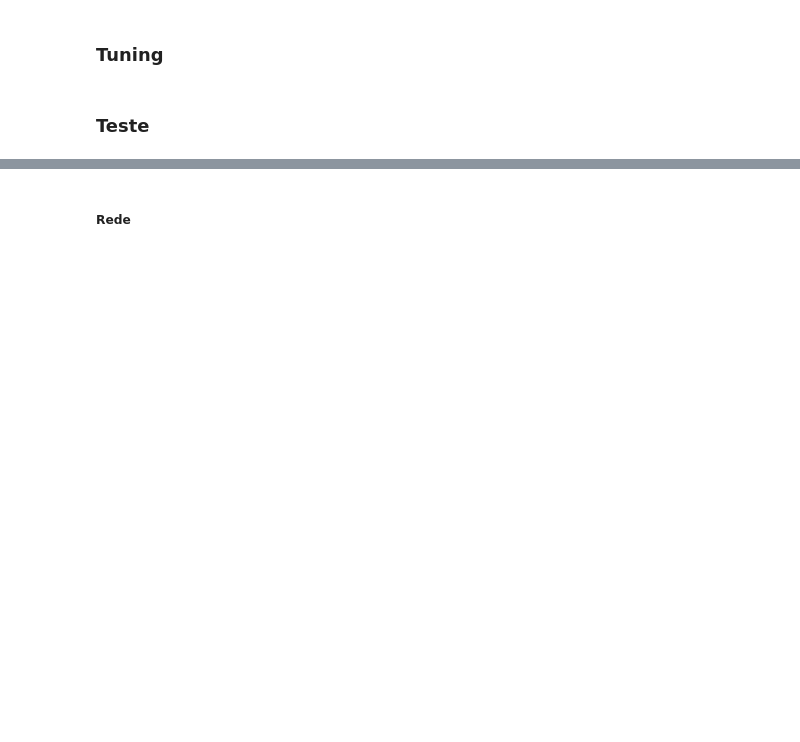
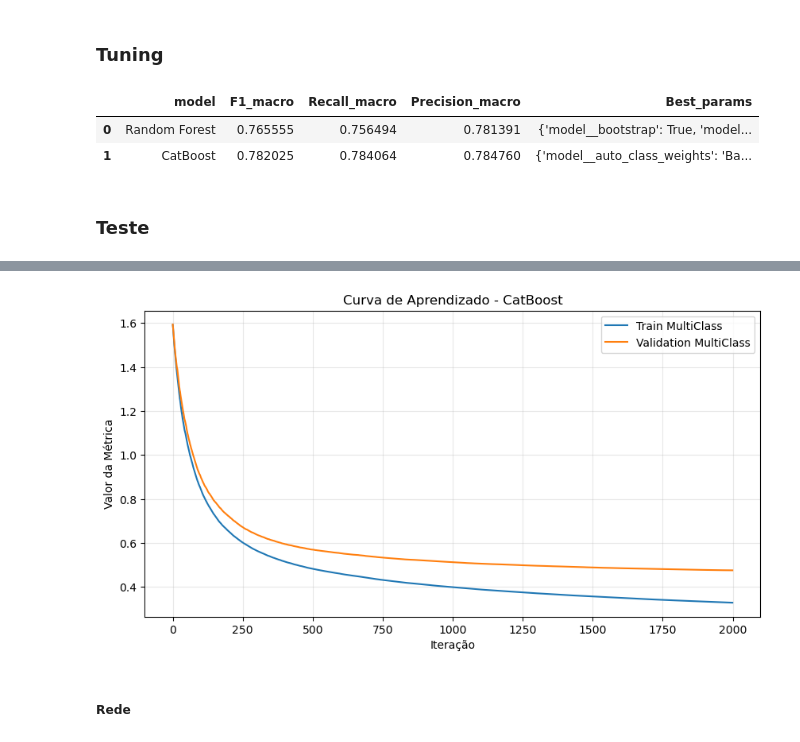
Before and after one commit to emmanuelavillar/Mestrado---DAA, a Jupyter notebook: ml.ipynb, the cells around one changed output, grey strips where cells are left out. Cells and saved outputs as stored; diff of their text form; code cells hidden in the pictures; blank space fills up the shorter version.

```diff
--- a/ml.ipynb
+++ b/ml.ipynb
@@ -66,5 +74,6 @@ data.shape
 # %%
 data.info()
 # %%
-data = data.dropna(subset=["AVERAGE_SPEED_DIFF_N"])
+#data = data.dropna(subset=["AVERAGE_SPEED_DIFF_N"])
+
 data.shape
@@ -111,11 +151,12 @@ data.columns
 # %% [markdown]
 ### Treino e Teste
 # %%
-X = data[['record_date','AVERAGE_FREE_FLOW_SPEED',
+X =  data[['record_date','AVERAGE_FREE_FLOW_SPEED',
        'AVERAGE_TIME_DIFF', 'AVERAGE_FREE_FLOW_TIME',
-       'AVERAGE_TEMPERATURE',
-       'hour', 'LUMINOSITY_N',
-       'is_peak_hour', 'hour_weekday', 'time_ratio']]
+       'AVERAGE_TEMPERATURE', 'AVERAGE_ATMOSP_PRESSURE', 'AVERAGE_HUMIDITY',
+       'AVERAGE_WIND_SPEED', 'year', 'month', 'day',
+       'hour', 'weekday', 'is_weekend', 'is_holiday', 'season', 'LUMINOSITY_N', 'AVERAGE_CLOUDINESS_N',
+       'is_peak_hour', 'poor_visibility', 'hour_weekday', 'time_ratio']]
 
 y = data['AVERAGE_SPEED_DIFF_N']
 
@@ -330,6 +386,10 @@ importlib.reload(cv)
 gs = cv.hyperparameter_optimization(None,preprocessor, X_train, y_train, modelos)
 # %%
 gs
+# %% [output]
+|  | model | F1_macro | Recall_macro | Precision_macro | Best_params |
+| 0 | Random Forest | 0.765555 | 0.756494 | 0.781391 | {'model__bootstrap': True, 'model... |
+| 1 | CatBoost | 0.782025 | 0.784064 | 0.784760 | {'model__auto_class_weights': 'Ba... |
 # %%
 importlib.reload(cv)
 gs = cv.hyperparameter_optimization(SMOTE(),preprocessor, X_train, y_train, modelos)
@@ -340,36 +400,57 @@ gs
 # %%
 n = 42
 
+#{'model__auto_class_weights': 'Balanced', 'model__boosting_type': 'Ordered', 'model__border_count': 64, 'model__depth': 10, 'model__grow_policy': 'SymmetricTree', 'model__iterations': 100, 'model__l2_leaf_reg': 5, 'model__learning_rate': 0.2}
+
 catboost = CatBoostClassifier(
     auto_class_weights='Balanced',
-    depth=3,
-    learning_rate=0.005,
+    depth=8,  # ↓ Reduzido de 10 para 6-8
+    learning_rate=0.02,  # ↓ Reduzido de 0.2 para 0.05-0.1
     iterations=2000,
     border_count=32,
+    min_data_in_leaf=200,
     boosting_type='Plain',
     grow_policy='SymmetricTree',
-    l2_leaf_reg=50,
+    l2_leaf_reg=150,  # ↑ Aumentado de 50 para 100-200
     od_type='Iter',
-    od_wait=15,
-    random_state=n,
+    od_wait=100,  # ↑ Mais paciência
     verbose=True,
+    rsm=0.9,  # ↑ Mais features por split
+    bootstrap_type='Bayesian',  # ← Mudado para Bayesian
+    random_strength=0.5,  # ↑ Mais ruído
+    use_best_model=True,
+    eval_metric='MultiClass'  # ← Especificar métrica
+)
 
-    min_data_in_leaf=50,
-    rsm=0.5,
-    bootstrap_type='Bernoulli',
-    subsample=0.7,
-    random_strength=3.0,
-    use_best_model=True
-)
+# catboost = CatBoostClassifier(
+#     auto_class_weights='Balanced',
+#     depth=6,  # ↓ Reduzido de 10 para 6-8
+#     learning_rate=0.05,  # ↓ Reduzido de 0.2 para 0.05-0.1
+#     iterations=2000,
+#     border_count=32,
+#     boosting_type='Plain',
+#     grow_policy='SymmetricTree',
+#     l2_leaf_reg=100,  # ↑ Aumentado de 50 para 100-200
+#     od_type='Iter',
+#     od_wait=100,  # ↑ Mais paciência
+#     random_state=n,
+#     verbose=True,
+#     min_data_in_leaf=100,  # ↑ Aumentado de 50 para 100-200
+#     rsm=0.8,  # ↑ Mais features por split
+#     bootstrap_type='Bayesian',  # ← Mudado para Bayesian
+#     random_strength=10.0,  # ↑ Mais ruído
+#     use_best_model=True,
+#     eval_metric='MultiClass'  # ← Especificar métrica
+# )
 
 pipe_cb = PipelineIMB([
     ('preprocessor', preprocessor),
-
+    ('resampler', SMOTE()),
     ('model', catboost)
 ])
 
-
-randomforest = RandomForestClassifier(bootstrap = False, criterion = 'gini', max_depth =10, min_samples_leaf =1, min_samples_split= 2, n_estimators= 100)
+#{'model__bootstrap': True, 'model__criterion': 'gini', 'model__max_depth': 20, 'model__min_samples_leaf': 2, 'model__min_samples_split': 2, 'model__n_estimators': 200}
+randomforest = RandomForestClassifier(bootstrap = True, criterion = 'gini', max_depth =20, min_samples_leaf =2, min_samples_split= 2, n_estimators= 200)
 pipe_rf = PipelineIMB([
     ('preprocessor', preprocessor),
     ('model', randomforest)
@@ -384,9 +465,9 @@ pipe_brf =PipelineIMB([
 ])
 
 #### Treinos
-
+X_val_transformed = preprocessor.transform(X_val)
 pipe_cb.fit(X_train, y_train,
-             model__eval_set=[(X_val, y_val)])
+             model__eval_set=[(X_val_transformed, y_val)])
 #pipe_rf.fit(X_train, y_train)
 #pipe_brf.fit(X_train, y_train)
 
@@ -409,4 +490,5 @@ plt.legend()
 plt.grid(True, alpha=0.3)
 plt.show()
 
-#print(f"OOB Score: {pipe_brf.named_steps['model'].oob_score_:.4f}")
+#print(f"OOB Score: {pipe_rf.named_steps['model'].oob_score_:.4f}")
+# %% [output]
@@ -413,3 +512,4 @@ plt.show()
+[figure, added]
 # %% [markdown]
 ##### Rede
 # %%
```
Also changed, not shown: parts of 17 cells of this notebook, 37 other files.
